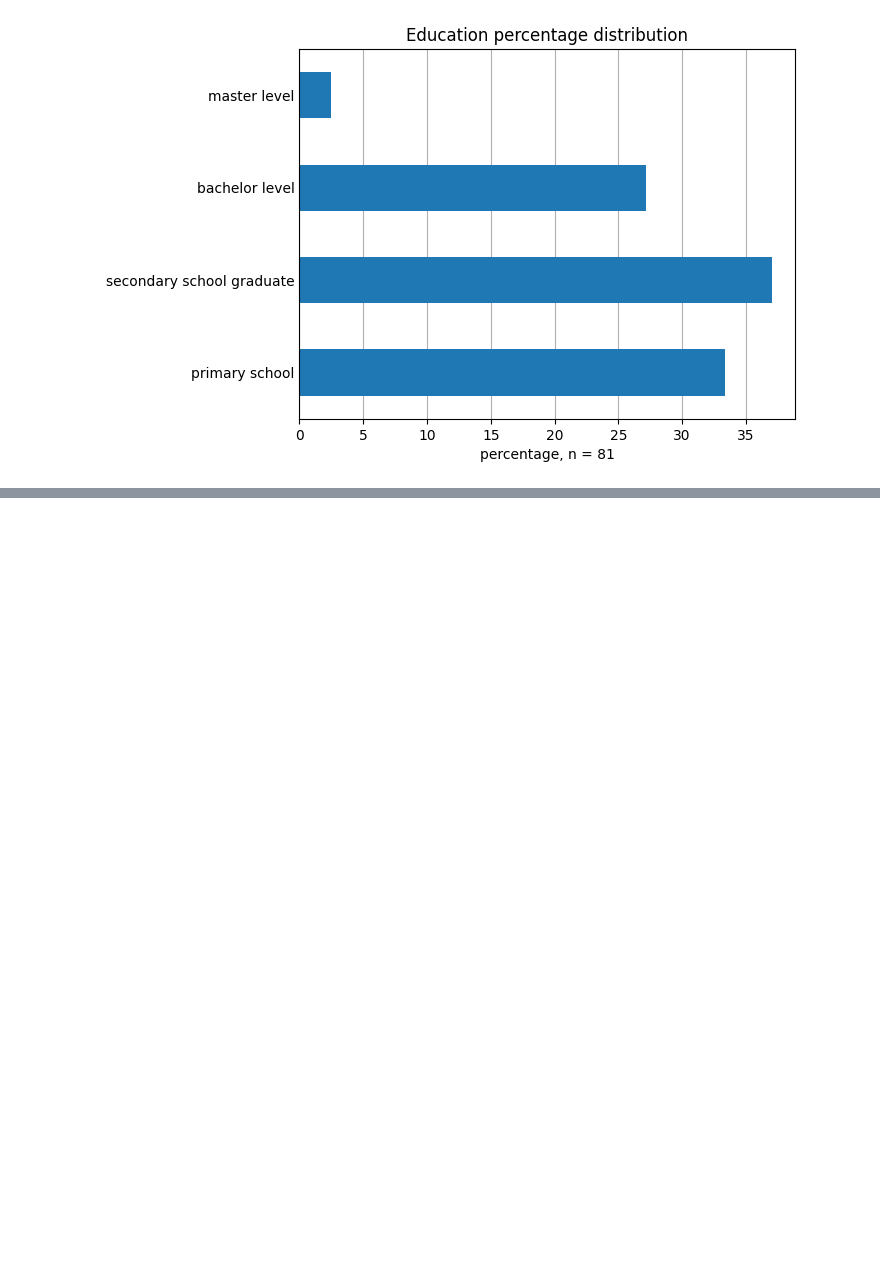
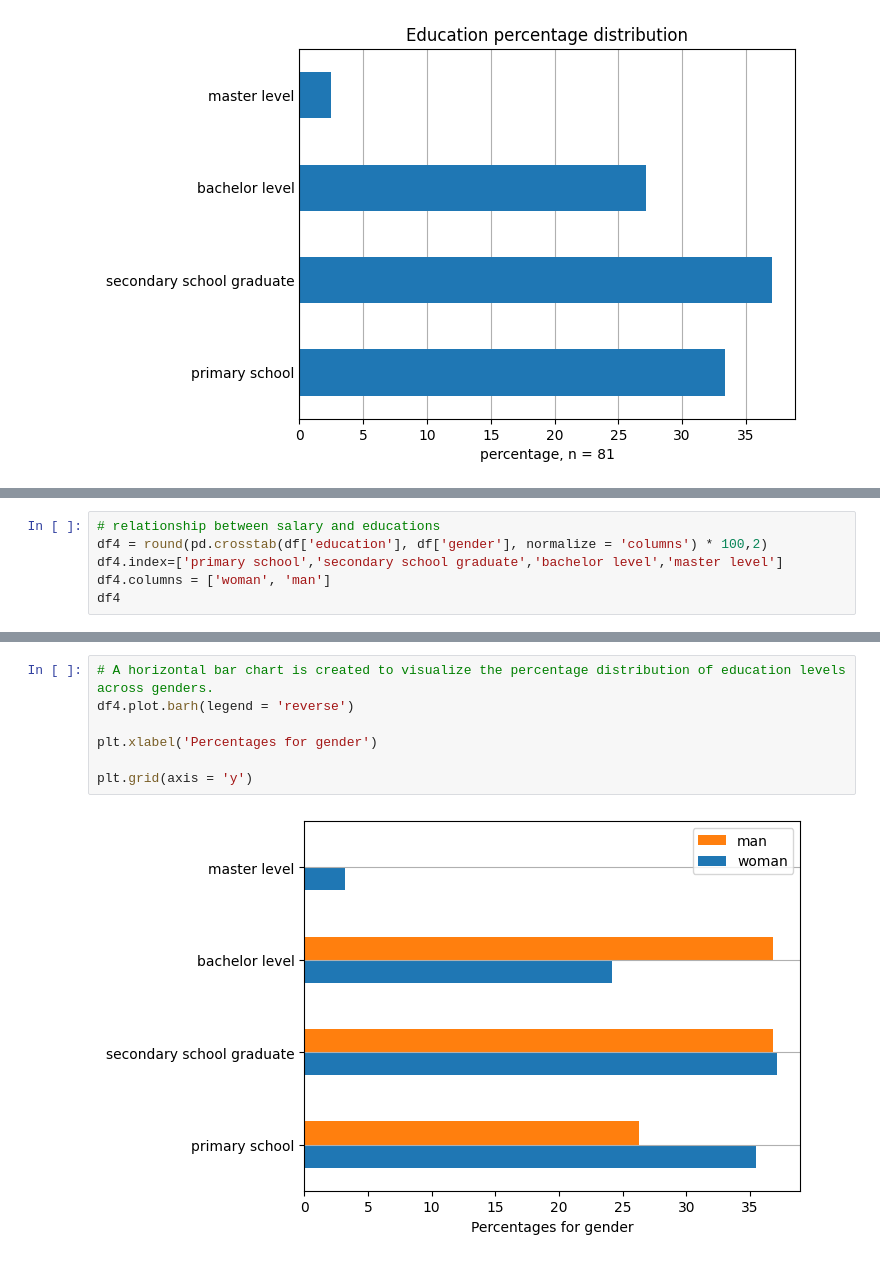
Before and after one commit to qiaoqiaozou/-Final-Project-Data-processing-, a Jupyter notebook: Analyzing_WorkPlaceSatisfactionSurveyData.ipynb, the cells around one changed output, grey strips where cells are left out. Cells and saved outputs as stored; diff of their text form; blank space fills up the shorter version.

Commit message:
relathionship between(education and gender)

```diff
--- a/Analyzing_WorkPlaceSatisfactionSurveyData.ipynb
+++ b/Analyzing_WorkPlaceSatisfactionSurveyData.ipynb
@@ -243,0 +318,6 @@ plt.tick_params(axis = 'y', length = 0)
+# %%
+# relationship between salary and educations
+df4 = round(pd.crosstab(df['education'], df['gender'], normalize = 'columns') * 100,2)
+df4.index=['primary school','secondary school graduate','bachelor level','master level']
+df4.columns = ['woman', 'man']
+df4
@@ -243,0 +330,9 @@ plt.tick_params(axis = 'y', length = 0)
+# %%
+# A horizontal bar chart is created to visualize the percentage distribution of education levels across genders.
+df4.plot.barh(legend = 'reverse')
+
+plt.xlabel('Percentages for gender')
+
+plt.grid(axis = 'y')
+# %% [output]
+[figure, added]
```
Also changed, not shown: parts of 14 cells of this notebook.
